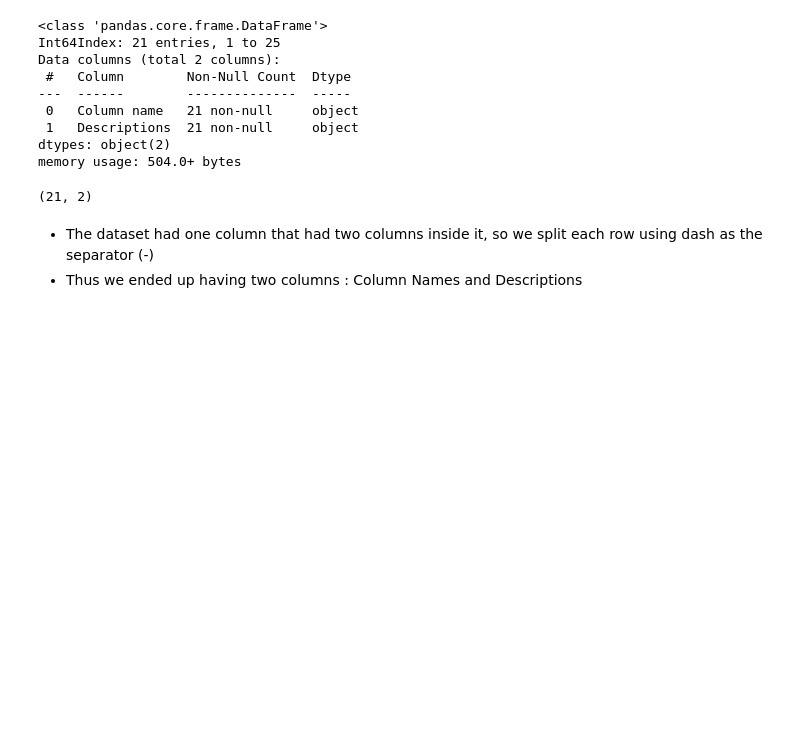
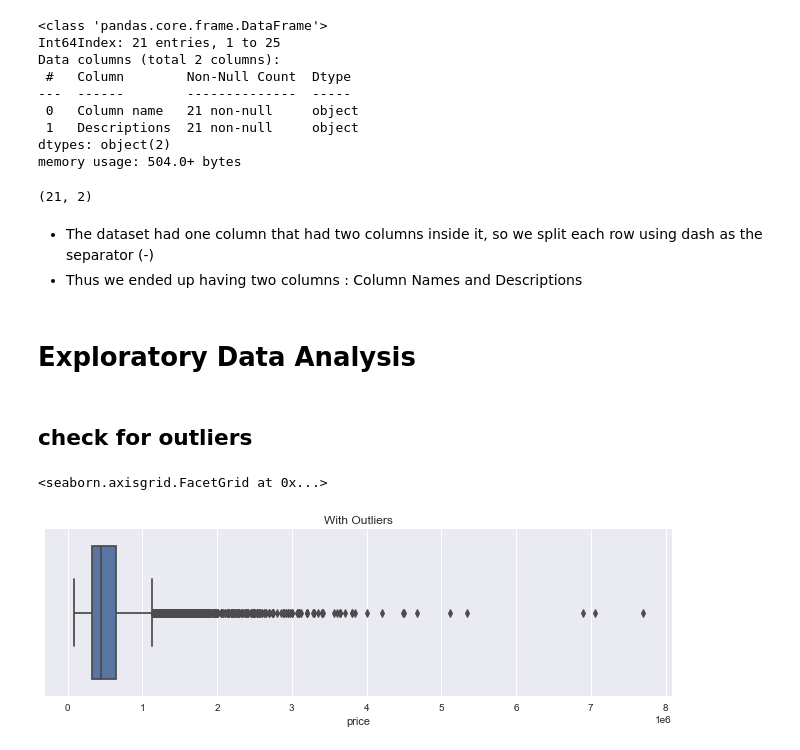
Before and after one commit to whareverr/dsc-phase-2-project-v2-3, a Jupyter notebook: student.ipynb, the cells around one changed output. Cells and saved outputs as stored; diff of their text form; code cells hidden in the pictures; blank space fills up the shorter version.

Commit message:
checking for outliers and skewness

```diff
--- a/student.ipynb
+++ b/student.ipynb
@@ -30,7 +30,7 @@ import statsmodels.api as sm
 # %% [markdown]
 ***Read the kc_house_data.csv***
 # %%
-data = pd.read_csv('C:/Users/user/Downloads/Phase_2/dsc-phase-2-project-v2-3/data/kc_house_data.csv', index_col=0)
+data = pd.read_csv('C:/Users/user/Documents/PROJECT1/dsc-phase-2-project-v2-3/data/kc_house_data.csv', index_col=0)
 
 # Display the head of the data
 print(data.head())
@@ -248,3 +248,17 @@ df.shape
 # %% [markdown]
  - The dataset had one column that had two columns inside it, so we split each row using dash as the separator (-)
  - Thus we ended up having two columns : Column Names and Descriptions
+# %% [markdown]
+# Exploratory Data Analysis
+# %% [markdown]
+## check for outliers
+# %%
+# An outlier is an obervation that lies in an abnormal distance from other values
+# Outliers affect the data quality and hence the accuracy of the final model
+# Checking for ouutliers is, therefore, vital before proceeding to the next step in the project
+# In this case, we check for the outliers using a box plot
+
+sns.catplot(x='price', data=data, kind='box', height=3, aspect=3).set(title="With Outliers")
+# %% [output]
+<seaborn.axisgrid.FacetGrid at 0x...>
+[figure, added]
```
Also changed, not shown: parts of 10 cells of this notebook.
